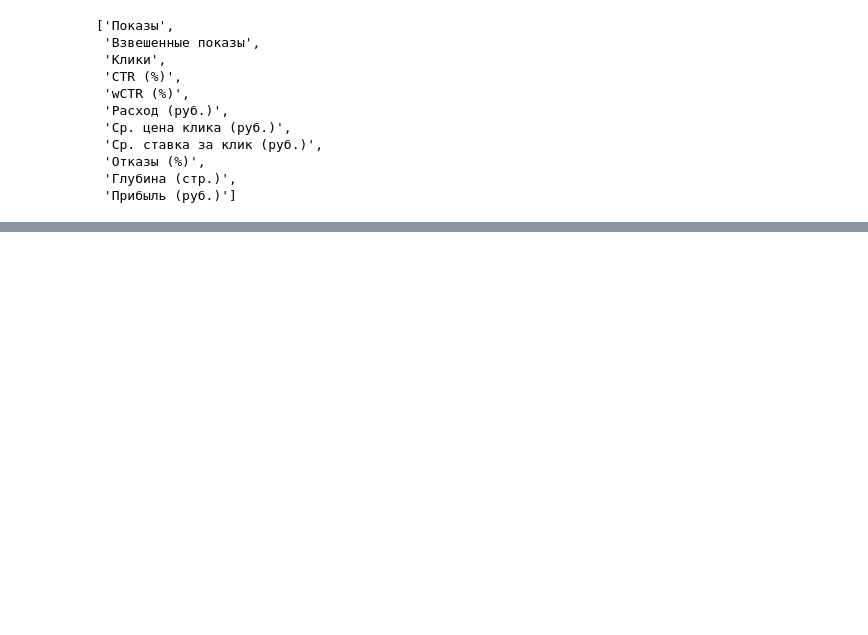
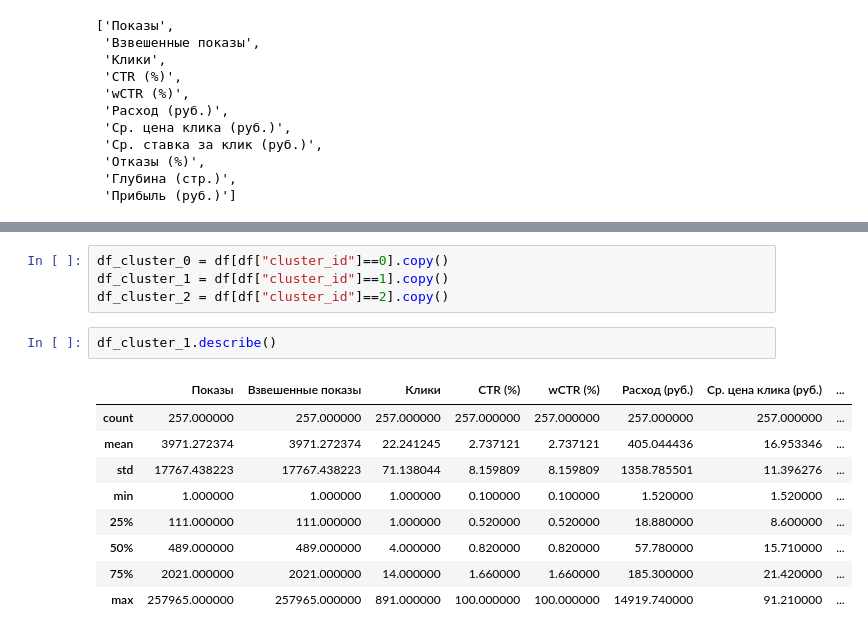
Before and after one commit to neZorinEgor/AdsAnalyzer, a Jupyter notebook: analys/main.ipynb, the cells around one changed output, grey strips where cells are left out. Saved outputs shown, nothing was run; the diff lists cells and outputs as text; blank space fills up the shorter version.

```diff
--- a/analys/main.ipynb
+++ b/analys/main.ipynb
@@ -463,0 +496,16 @@ df.head()
+# %%
+df_cluster_0 = df[df["cluster_id"]==0].copy()
+df_cluster_1 = df[df["cluster_id"]==1].copy()
+df_cluster_2 = df[df["cluster_id"]==2].copy()
+# %%
+df_cluster_1.describe()
+# %% [output]
+|  | Показы | Взвешенные показы | Клики | CTR (%) | wCTR (%) | Расход (руб.) | Ср. цена клика (руб.) | ... |
+| count | 257.000000 | 257.000000 | 257.000000 | 257.000000 | 257.000000 | 257.000000 | 257.000000 | ... |
+| mean | 3971.272374 | 3971.272374 | 22.241245 | 2.737121 | 2.737121 | 405.044436 | 16.953346 | ... |
+| std | 17767.438223 | 17767.438223 | 71.138044 | 8.159809 | 8.159809 | 1358.785501 | 11.396276 | ... |
+| min | 1.000000 | 1.000000 | 1.000000 | 0.100000 | 0.100000 | 1.520000 | 1.520000 | ... |
+| 25% | 111.000000 | 111.000000 | 1.000000 | 0.520000 | 0.520000 | 18.880000 | 8.600000 | ... |
+| 50% | 489.000000 | 489.000000 | 4.000000 | 0.820000 | 0.820000 | 57.780000 | 15.710000 | ... |
+| 75% | 2021.000000 | 2021.000000 | 14.000000 | 1.660000 | 1.660000 | 185.300000 | 21.420000 | ... |
+| max | 257965.000000 | 257965.000000 | 891.000000 | 100.000000 | 100.000000 | 14919.740000 | 91.210000 | ... |
```
Also changed, not shown: parts of 7 cells of this notebook, 1 other file.
